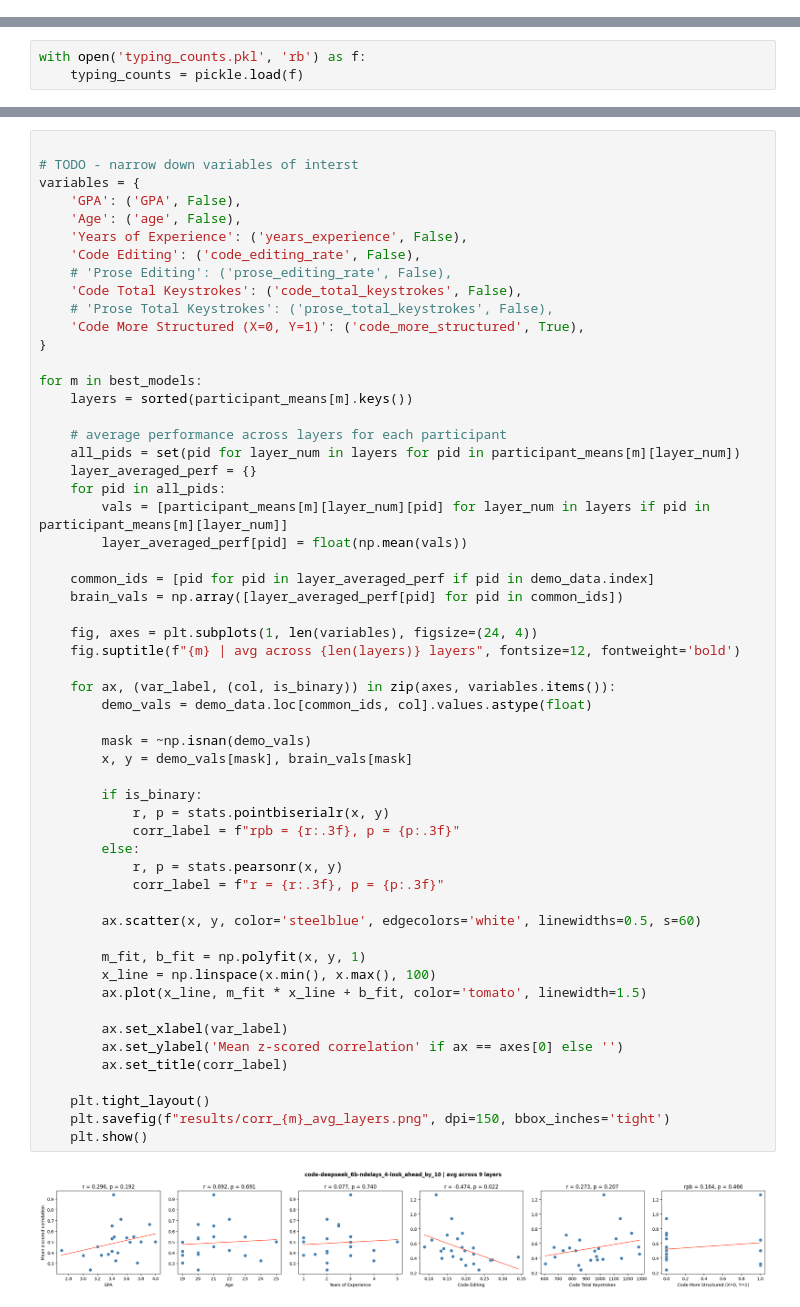
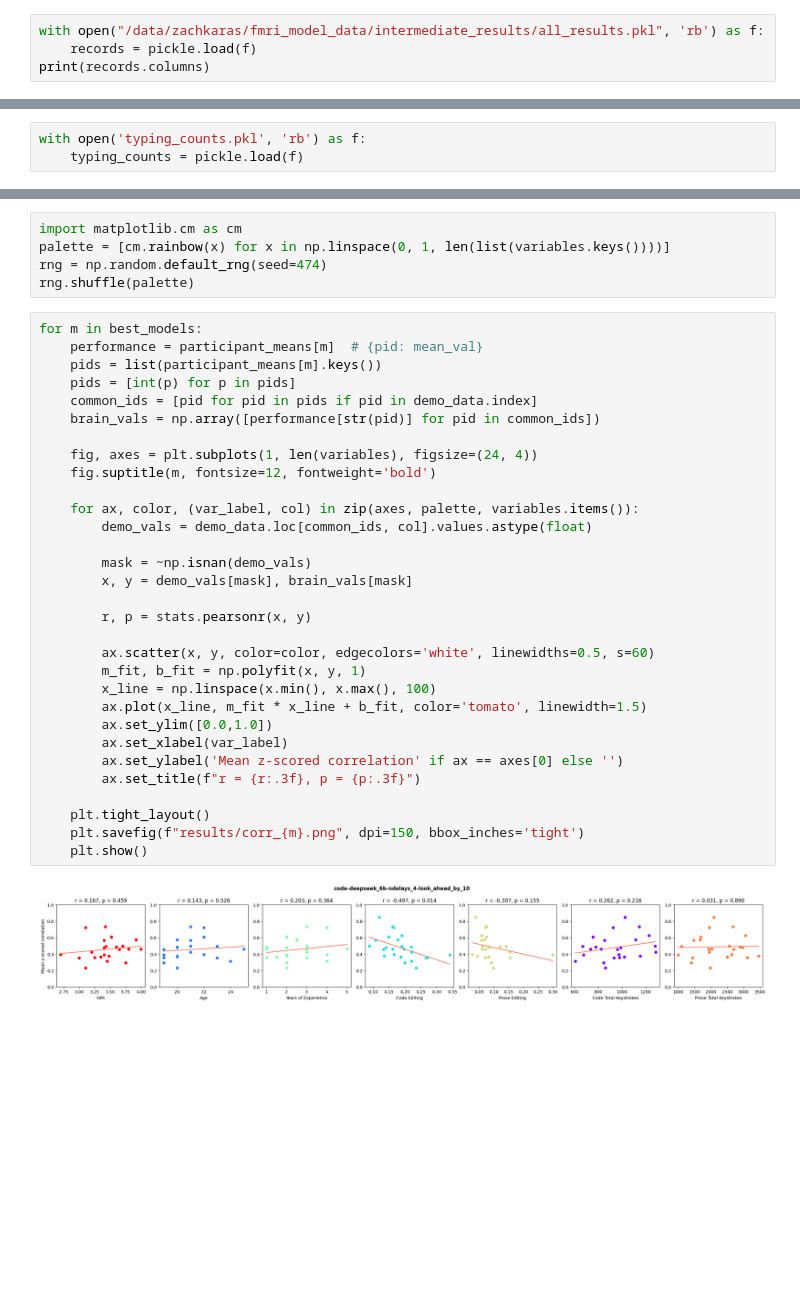
Before and after one commit to largehappygroup/fmri_model, a Jupyter notebook: analysis/fir/rq_modeling_performance_correlations.ipynb, the cells around one changed output, grey strips where cells are left out. Cells and saved outputs as stored; diff of their text form; blank space fills up the shorter version.

Commit message:
stats

```diff
--- a/analysis/fir/rq_modeling_performance_correlations.ipynb
+++ b/analysis/fir/rq_modeling_performance_correlations.ipynb
@@ -7 +6,5 @@ import pandas as pd
 import matplotlib.pyplot as plt
+# %%
+with open("/data/zachkaras/fmri_model_data/intermediate_results/all_results.pkl", 'rb') as f:
+    records = pickle.load(f)
+print(records.columns)
@@ -103,58 +81,38 @@ Done. Models: ['code-deepseek_6b-ndelays_4-look_ahead_by_10', 'code-codegemma_7b
+# %%
+import matplotlib.cm as cm
+palette = [cm.rainbow(x) for x in np.linspace(0, 1, len(list(variables.keys())))]
+rng = np.random.default_rng(seed=474)
+rng.shuffle(palette)
 # %%
-
-# TODO - narrow down variables of interst
-variables = {
-    'GPA': ('GPA', False),
-    'Age': ('age', False),
-    'Years of Experience': ('years_experience', False),
-    'Code Editing': ('code_editing_rate', False),
-    # 'Prose Editing': ('prose_editing_rate', False),
-    'Code Total Keystrokes': ('code_total_keystrokes', False),
-    # 'Prose Total Keystrokes': ('prose_total_keystrokes', False),
-    'Code More Structured (X=0, Y=1)': ('code_more_structured', True),
-}
-
 for m in best_models:
-    layers = sorted(participant_means[m].keys())
-
-    # average performance across layers for each participant
-    all_pids = set(pid for layer_num in layers for pid in participant_means[m][layer_num])
-    layer_averaged_perf = {}
-    for pid in all_pids:
-        vals = [participant_means[m][layer_num][pid] for layer_num in layers if pid in participant_means[m][layer_num]]
-        layer_averaged_perf[pid] = float(np.mean(vals))
-
-    common_ids = [pid for pid in layer_averaged_perf if pid in demo_data.index]
-    brain_vals = np.array([layer_averaged_perf[pid] for pid in common_ids])
+    performance = participant_means[m]  # {pid: mean_val}
+    pids = list(participant_means[m].keys())
+    pids = [int(p) for p in pids]
+    common_ids = [pid for pid in pids if pid in demo_data.index]
+    brain_vals = np.array([performance[str(pid)] for pid in common_ids])
 
     fig, axes = plt.subplots(1, len(variables), figsize=(24, 4))
-    fig.suptitle(f"{m} | avg across {len(layers)} layers", fontsize=12, fontweight='bold')
+    fig.suptitle(m, fontsize=12, fontweight='bold')
 
-    for ax, (var_label, (col, is_binary)) in zip(axes, variables.items()):
+    for ax, color, (var_label, col) in zip(axes, palette, variables.items()):
         demo_vals = demo_data.loc[common_ids, col].values.astype(float)
 
         mask = ~np.isnan(demo_vals)
         x, y = demo_vals[mask], brain_vals[mask]
 
-        if is_binary:
-            r, p = stats.pointbiserialr(x, y)
-            corr_label = f"rpb = {r:.3f}, p = {p:.3f}"
-        else:
-            r, p = stats.pearsonr(x, y)
-            corr_label = f"r = {r:.3f}, p = {p:.3f}"
+        r, p = stats.pearsonr(x, y)
 
-        ax.scatter(x, y, color='steelblue', edgecolors='white', linewidths=0.5, s=60)
-
+        ax.scatter(x, y, color=color, edgecolors='white', linewidths=0.5, s=60)
         m_fit, b_fit = np.polyfit(x, y, 1)
         x_line = np.linspace(x.min(), x.max(), 100)
         ax.plot(x_line, m_fit * x_line + b_fit, color='tomato', linewidth=1.5)
-
+        ax.set_ylim([0.0,1.0])
         ax.set_xlabel(var_label)
         ax.set_ylabel('Mean z-scored correlation' if ax == axes[0] else '')
-        ax.set_title(corr_label)
+        ax.set_title(f"r = {r:.3f}, p = {p:.3f}")
 
     plt.tight_layout()
-    plt.savefig(f"results/corr_{m}_avg_layers.png", dpi=150, bbox_inches='tight')
+    plt.savefig(f"results/corr_{m}.png", dpi=150, bbox_inches='tight')
     plt.show()
 # %% [output]
-[figure, old version]
+[figure, new version]
```
Also changed, not shown: parts of 12 cells of this notebook, 11 other files.
